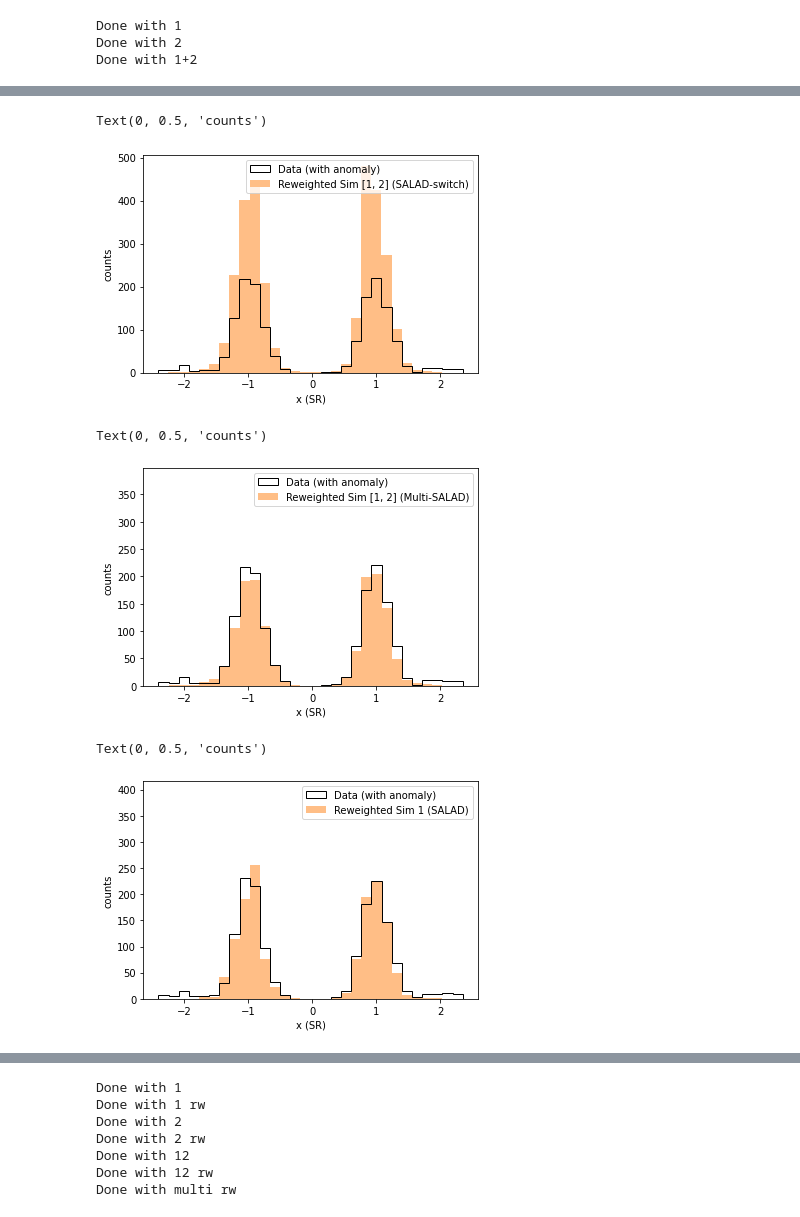
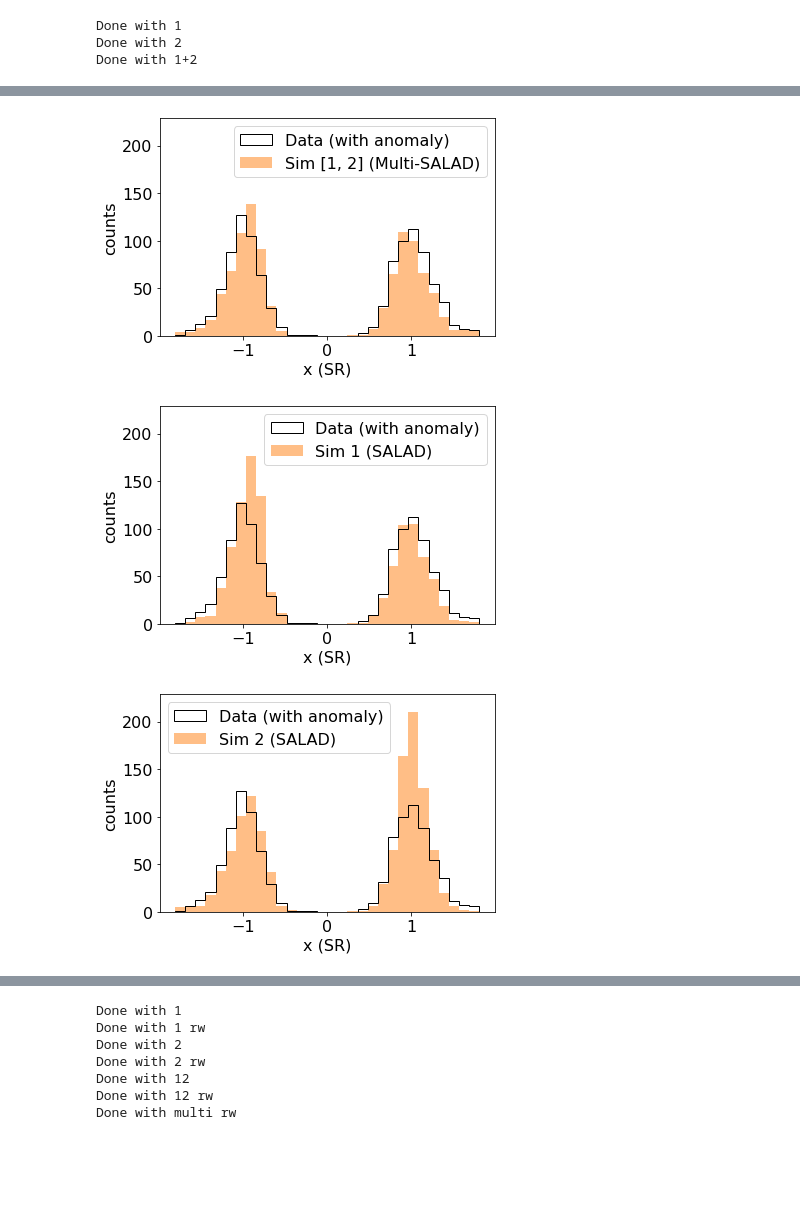
Before and after one commit to mayeechen/anomaly-detection-multi, a Jupyter notebook: new_multisalad.ipynb, the cells around one changed output, grey strips where cells are left out. Saved outputs shown, nothing was run; the diff lists cells and outputs as text; code cells hidden in the pictures; blank space fills up the shorter version.

```diff
--- a/new_multisalad.ipynb
+++ b/new_multisalad.ipynb
@@ -24,10 +24,10 @@ os.environ["CUDA_VISIBLE_DEVICES"] = "1"
 # %%
-N = 2000
-s = 8
+N = 1000
+s = 1
 
 np.random.seed(s)
 data = np.concatenate([np.random.normal(-1,0.2,N),np.random.normal(1,0.2,N)])
-anomaly = np.concatenate([np.random.normal(-2,0.2,int(N*0.05)), np.random.normal(2,0.2,int(N*0.05))])
+anomaly = np.concatenate([np.random.normal(-1.5,0.2,int(N*0.05)), np.random.normal(1.5,0.2,int(N*0.05))])
 sim1 = np.concatenate([np.random.normal(0,1,N),np.random.normal(1,0.2,N)])
 sim2 = np.concatenate([np.random.normal(-1,0.2,N),np.random.normal(0,1,N)])
 # %%
@@ -169,11 +170,11 @@ x_vals_rw_sim12 = np.concatenate([X_data_sb, X_sim1_sb, X_sim2_sb])
 y_vals_rw_sim12 = np.concatenate([np.ones(len(X_data_sb)),np.zeros(len(X_sim1_sb)),np.zeros(len(X_sim2_sb))])
 X_train_rw_sim12, X_val_rw_sim12, Y_train_rw_sim12, Y_val_rw_sim12 = train_test_split(x_vals_rw_sim12, y_vals_rw_sim12, random_state=42)
 # %%
-myhistory_rw_sim1 = model_rw_sim1.fit(X_train_rw_sim1, Y_train_rw_sim1, epochs=50 ,batch_size=200,verbose=0)
+myhistory_rw_sim1 = model_rw_sim1.fit(X_train_rw_sim1, Y_train_rw_sim1, epochs=100 ,batch_size=200,verbose=0)
 print("Done with 1")
-myhistory_rw_sim2 = model_rw_sim2.fit(X_train_rw_sim2, Y_train_rw_sim2, epochs=50 ,batch_size=200,verbose=0)
+myhistory_rw_sim2 = model_rw_sim2.fit(X_train_rw_sim2, Y_train_rw_sim2, epochs=100 ,batch_size=200,verbose=0)
 print("Done with 2")
-myhistory_rw_sim12 = model_rw_sim12.fit(X_train_rw_sim12, Y_train_rw_sim12, epochs=50 ,batch_size=200,verbose=0)
+myhistory_rw_sim12 = model_rw_sim12.fit(X_train_rw_sim12, Y_train_rw_sim12, epochs=100 ,batch_size=200,verbose=0)
 print("Done with 1+2")
 # %% [output]
 Done with 1
@@ -190,3 +192,5 @@ preds_val_rw_sim12 = model_rw_sim12.predict(X_val_rw_sim12,batch_size=1000)
+# %%
+matplotlib.rcParams.update({'font.size': 16})
 # %%
 plt.figure()
 n,b,_=plt.hist(X_val_rw_sim1[Y_val_rw_sim1==1],bins=30,histtype="step",color="black",label="Data (no anomaly)")
@@ -261,53 +277,42 @@ X_train_ad_sim12, X_val_ad_sim12, Y_train_ad_sim12, Y_val_ad_sim12, W_train_ad_s
 # %%
 # weight_multi can blow things up due to high variance
 plt.figure()
+n,b,_=plt.hist(x_vals_ad_sim12[y_vals_ad_sim12==1],histtype="step", color="black", bins=30,label="Data (with anomaly)")
+_,_,_=plt.hist(x_vals_ad_sim12[y_vals_ad_sim12==0], weights=w_vals_ad_sim12[(w_vals_ad_sim12 != 1) & (w_vals_ad_sim12 != 0)], color="tab:orange", alpha=0.5,bins=b,label="Sim [1, 2] (Multi-SALAD)")
+plt.ylim([0,max(n)*1.8])
 
-n,b,_=plt.hist(X_train_ad_sim12[Y_train_ad_sim12==1], histtype="step", color="black", bins=30,label="Data (with anomaly)")
-
-_,_,_=plt.hist(X_train_ad_sim12[Y_train_ad_sim12==0], weights=W_train_ad_sim_multi[(W_train_ad_sim_multi != 1) & (W_train_ad_sim_multi != 0)], color="tab:orange", alpha=0.5,bins=b,label="Reweighted Sim [1, 2] (SALAD-switch)")
-# plt.ylim([0,max(n)*1.8])
-#plt.hist(np.concatenate([X_sim1_sr, X_sim2_sr]), weights=w, color="green",alpha=0.5,bins=b,label="simulation")
-#plt.hist(preds_anomalyboth,density=True,histtype="step",color="black",bins=b,label="Signal")
+plt.legend()
 plt.legend()
 plt.xlabel("x (SR)")
 plt.ylabel("counts")
-# plt.savefig("./figs/salad_12_reweighting.pdf")
+plt.savefig("./figs/new_salad_multi_reweighting.pdf", bbox_inches='tight')
 # %% [output]
-Text(0, 0.5, 'counts')
-[figure, old version]
+[figure, new version]
 # %%
 # weight_multi can blow things up due to high variance
 plt.figure()
-n,b,_=plt.hist(X_train_ad_sim12[Y_train_ad_sim12==1],histtype="step", color="black", bins=30,label="Data (with anomaly)")
-#n1,_,_=plt.hist(X_train_both[Y_train_both==0],color="orange",alpha=0.5,bins=b,label="sim")
-_,_,_=plt.hist(X_train_ad_sim12[Y_train_ad_sim12==0], weights=W_train_ad_sim12[(W_train_ad_sim12 != 1) & (W_train_ad_sim12 != 0)], color="tab:orange", alpha=0.5,bins=b,label="Reweighted Sim [1, 2] (Multi-SALAD)")
+n,b,_=plt.hist(x_vals_ad_sim1[y_vals_ad_sim1==1],histtype="step", color="black", bins=30,label="Data (with anomaly)")
+_,_,_=plt.hist(x_vals_ad_sim1[y_vals_ad_sim1==0], weights=w_vals_ad_sim1[(w_vals_ad_sim1 != 1) & (w_vals_ad_sim1 != 0)], color="tab:orange", alpha=0.5,bins=b,label="Sim 1 (SALAD)")
+
 plt.ylim([0,max(n)*1.8])
 
-#plt.hist(np.concatenate([X_sim1_sr, X_sim2_sr]), weights=w, color="green",alpha=0.5,bins=b,label="simulation")
-#plt.hist(preds_anomalyboth,density=True,histtype="step",color="black",bins=b,label="Signal")
-plt.legend()
 plt.legend()
 plt.xlabel("x (SR)")
 plt.ylabel("counts")
-# plt.savefig("./figs/salad_multi_reweighting.pdf")
+plt.savefig("./figs/new_salad_1_reweighting.pdf", bbox_inches='tight')
 # %% [output]
-Text(0, 0.5, 'counts')
-[figure, old version]
+[figure, new version]
 # %%
 # weight_multi can blow things up due to high variance
 plt.figure()
-n,b,_=plt.hist(X_train_ad_sim1[Y_train_ad_sim1==1],histtype="step", color="black", bins=30,label="Data (with anomaly)")
-#n1,_,_=plt.hist(X_train_both[Y_train_both==0],color="orange",alpha=0.5,bins=b,label="sim")
-_,_,_=plt.hist(X_train_ad_sim1[Y_train_ad_sim1==0], weights=W_train_ad_sim1[(W_train_ad_sim1 != 1) & (W_train_ad_sim1 != 0)], color="tab:orange", alpha=0.5,bins=b,label="Reweighted Sim 1 (SALAD)")
+n,b,_=plt.hist(x_vals_ad_sim2[y_vals_ad_sim2==1],histtype="step", color="black", bins=30,label="Data (with anomaly)")
+_,_,_=plt.hist(x_vals_ad_sim2[y_vals_ad_sim2==0], weights=w_vals_ad_sim2[(w_vals_ad_sim2 != 1) & (w_vals_ad_sim2 != 0)], color="tab:orange", alpha=0.5,bins=b,label="Sim 2 (SALAD)")
 
 plt.ylim([0,max(n)*1.8])
 
-#plt.hist(np.concatenate([X_sim1_sr, X_sim2_sr]), weights=w, color="green",alpha=0.5,bins=b,label="simulation")
-#plt.hist(preds_anomalyboth,density=True,histtype="step",color="black",bins=b,label="Signal")
 plt.legend()
 plt.xlabel("x (SR)")
 plt.ylabel("counts")
-# plt.savefig("./figs/salad_1_reweighting.pdf")
+plt.savefig("./figs/new_salad_2_reweighting.pdf", bbox_inches='tight')
 # %% [output]
-Text(0, 0.5, 'counts')
-[figure, old version]
+[figure, new version]
```
Also changed, not shown: parts of 20 cells of this notebook, 1 other file.
